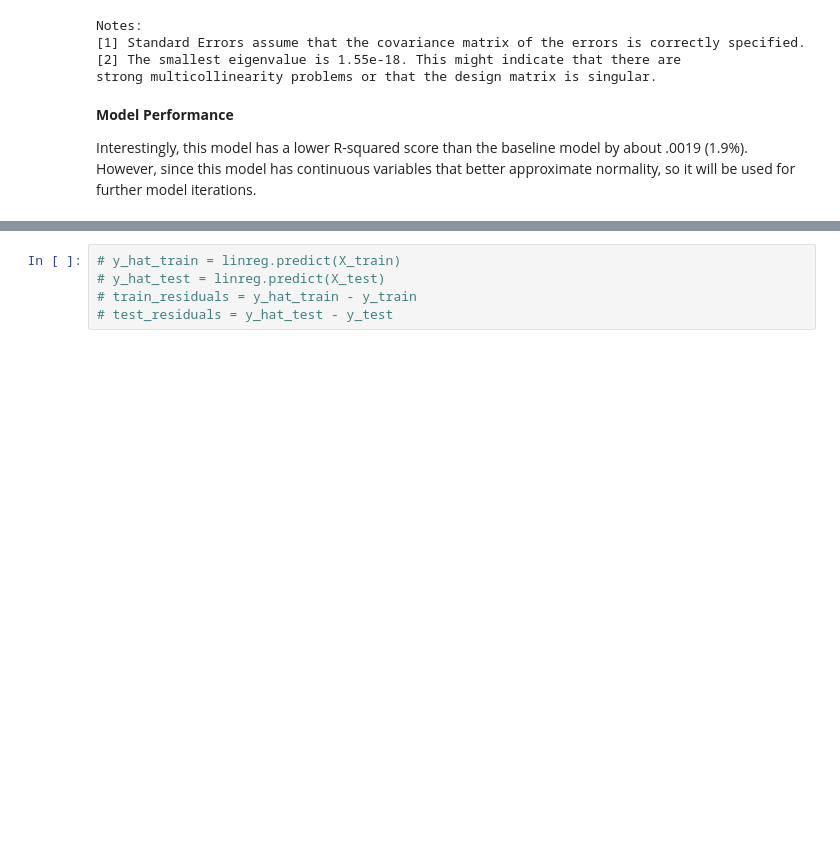
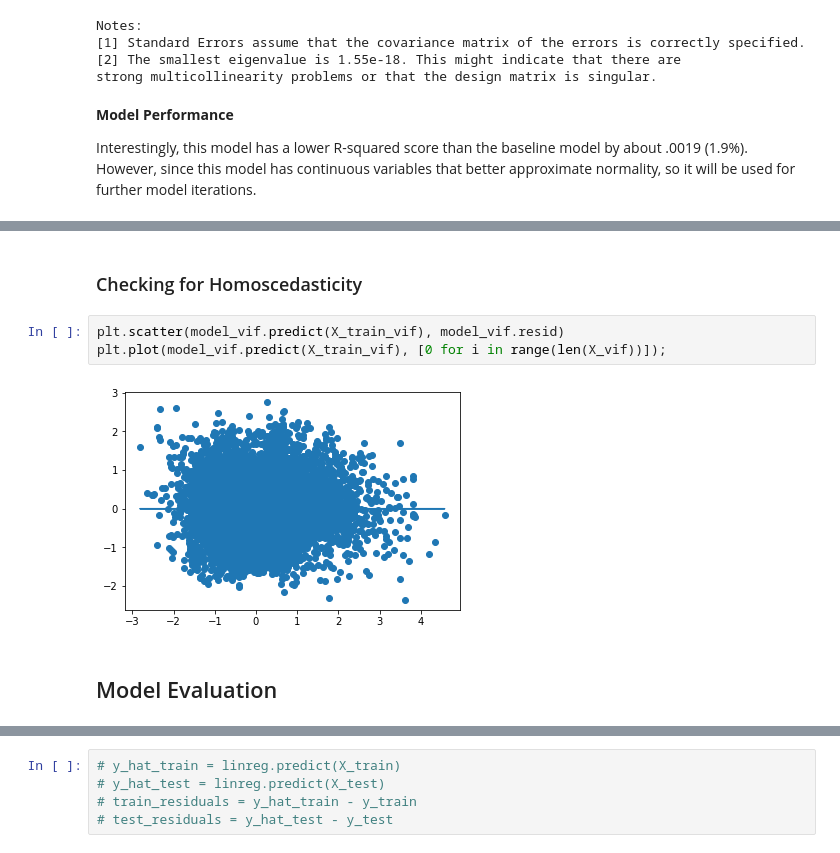
Before and after one commit to kevin-culver/home_sales_analysis, a Jupyter notebook: index_draft.ipynb, the cells around one changed output, grey strips where cells are left out. Saved outputs shown, nothing was run; the diff lists cells and outputs as text; blank space fills up the shorter version.

```diff
--- a/index_draft.ipynb
+++ b/index_draft.ipynb
@@ -510,0 +755,9 @@ p_table.head()
+# %% [markdown]
+### Checking for Homoscedasticity
+# %%
+plt.scatter(model_vif.predict(X_train_vif), model_vif.resid)
+plt.plot(model_vif.predict(X_train_vif), [0 for i in range(len(X_vif))]);
+# %% [output]
+[figure, added]
+# %% [markdown]
+## Model Evaluation
```
Also changed, not shown: parts of 39 cells of this notebook.
